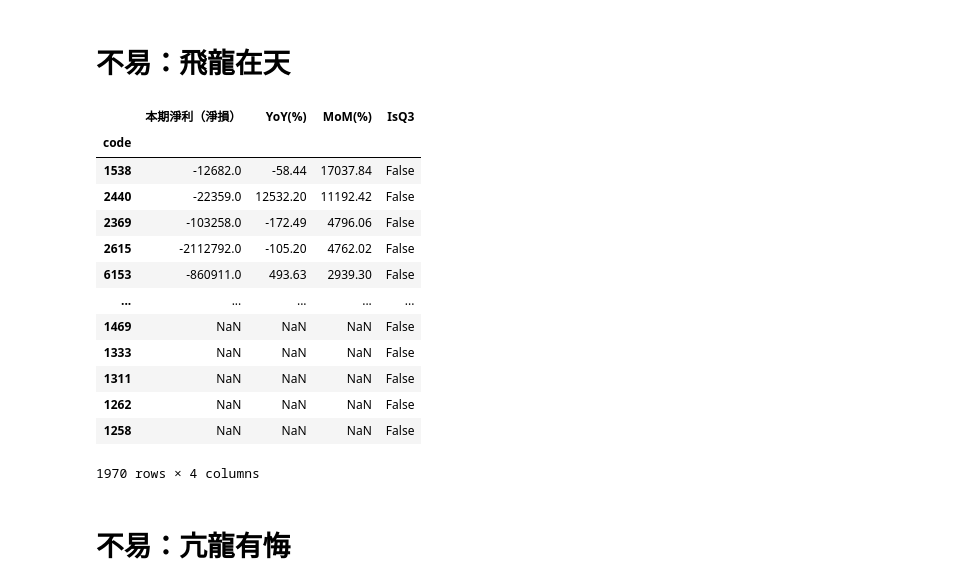
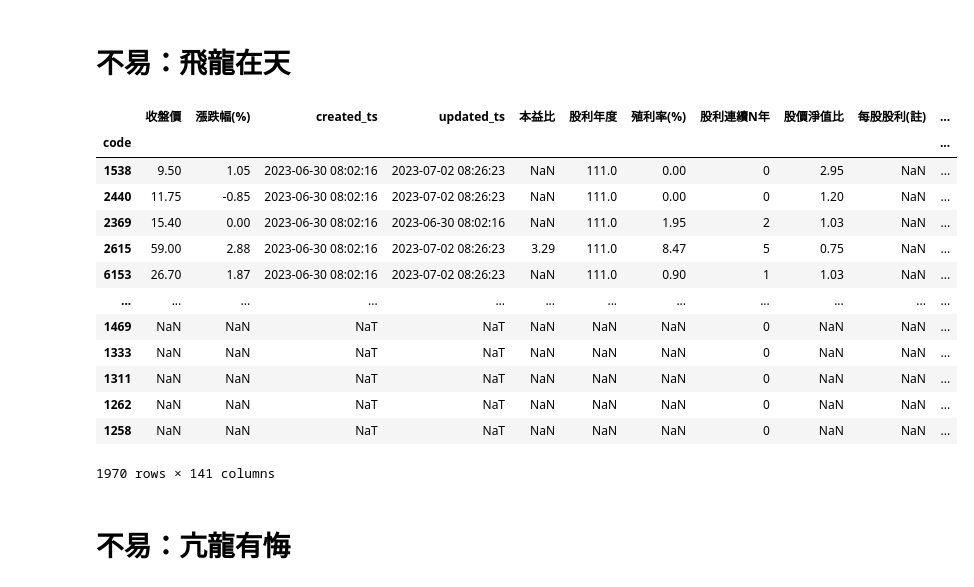
Before and after one commit to yangaound/stock.tw, a Jupyter notebook: README.ipynb, the cells around one changed output. Cells and saved outputs as stored; diff of their text form; code cells hidden in the pictures.

```diff
--- a/README.ipynb
+++ b/README.ipynb
@@ -129,21 +128,21 @@ _revenues['當月營收'].plot(secondary_y=True)
 # %% [markdown]
 # 不易：飛龍在天
 # %%
-dataset.analyze_quarter_income().round(2)
+dataset.quarter_anal.round(2)
 # %% [output]
-|  | 本期淨利（淨損） | YoY(%) | MoM(%) | IsQ3 |
-| code |  |  |  |  |
-| 1538 | -12682.0 | -58.44 | 17037.84 | False |
-| 2440 | -22359.0 | 12532.20 | 11192.42 | False |
-| 2369 | -103258.0 | -172.49 | 4796.06 | False |
-| 2615 | -2112792.0 | -105.20 | 4762.02 | False |
-| 6153 | -860911.0 | 493.63 | 2939.30 | False |
-| ... | ... | ... | ... | ... |
-| 1469 | NaN | NaN | NaN | False |
-| 1333 | NaN | NaN | NaN | False |
-| 1311 | NaN | NaN | NaN | False |
-| 1262 | NaN | NaN | NaN | False |
-| 1258 | NaN | NaN | NaN | False |
+|  | 收盤價 | 漲跌幅(%) | created_ts | updated_ts | 本益比 | 股利年度 | 殖利率(%) | 股利連續N年 | 股價淨值比 | 每股股利(註) | ... |
+| code |  |  |  |  |  |  |  |  |  |  | ... |
+| 1538 | 9.50 | 1.05 | 2023-06-30 08:02:16 | 2023-07-02 08:26:23 | NaN | 111.0 | 0.00 | 0 | 2.95 | NaN | ... |
+| 2440 | 11.75 | -0.85 | 2023-06-30 08:02:16 | 2023-07-02 08:26:23 | NaN | 111.0 | 0.00 | 0 | 1.20 | NaN | ... |
+| 2369 | 15.40 | 0.00 | 2023-06-30 08:02:16 | 2023-06-30 08:02:16 | NaN | 111.0 | 1.95 | 2 | 1.03 | NaN | ... |
+| 2615 | 59.00 | 2.88 | 2023-06-30 08:02:16 | 2023-07-02 08:26:23 | 3.29 | 111.0 | 8.47 | 5 | 0.75 | NaN | ... |
+| 6153 | 26.70 | 1.87 | 2023-06-30 08:02:16 | 2023-07-02 08:26:23 | NaN | 111.0 | 0.90 | 1 | 1.03 | NaN | ... |
+| ... | ... | ... | ... | ... | ... | ... | ... | ... | ... | ... | ... |
+| 1469 | NaN | NaN | NaT | NaT | NaN | NaN | NaN | 0 | NaN | NaN | ... |
+| 1333 | NaN | NaN | NaT | NaT | NaN | NaN | NaN | 0 | NaN | NaN | ... |
+| 1311 | NaN | NaN | NaT | NaT | NaN | NaN | NaN | 0 | NaN | NaN | ... |
+| 1262 | NaN | NaN | NaT | NaT | NaN | NaN | NaN | 0 | NaN | NaN | ... |
+| 1258 | NaN | NaN | NaT | NaT | NaN | NaN | NaN | 0 | NaN | NaN | ... |
-1970 rows × 4 columns
+1970 rows × 141 columns
 # %% [markdown]
 # 不易：亢龍有悔
```
Also changed, not shown: parts of 8 cells of this notebook, 6 other files.
